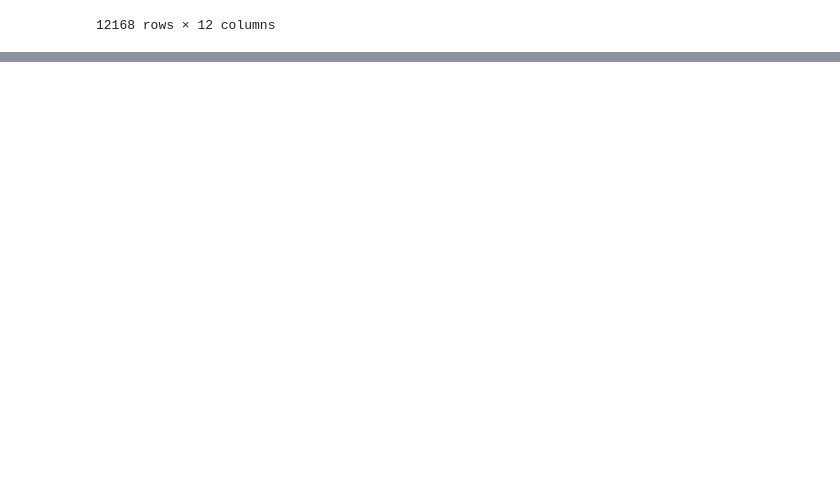
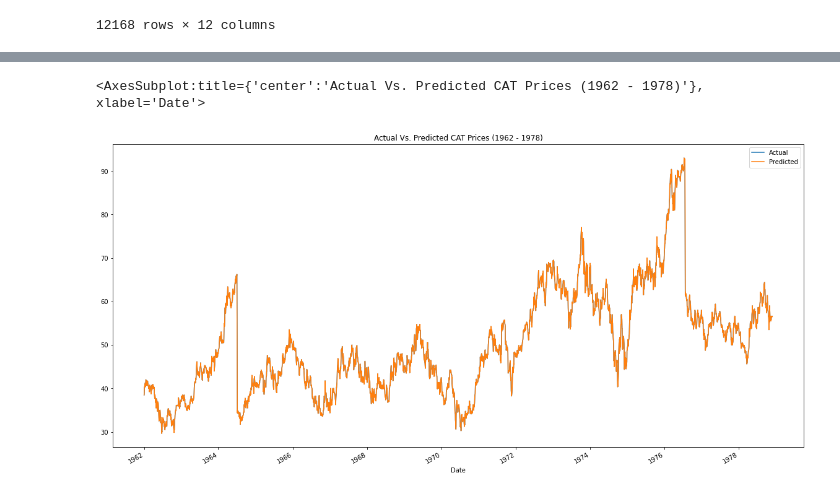
Before and after one commit to joebarry1252/Industrial-Strength, a Jupyter notebook: notebooks/JB_scratchwork/cat_price_predict.ipynb, the cells around one changed output, grey strips where cells are left out. Cells and saved outputs as stored; diff of their text form; code cells hidden in the pictures; blank space fills up the shorter version.

```diff
--- a/notebooks/JB_scratchwork/cat_price_predict.ipynb
+++ b/notebooks/JB_scratchwork/cat_price_predict.ipynb
@@ -205,0 +295,29 @@ hon_historical
+# %%
+# Manually splitting the data
+split = int(0.7 * len(X))
+
+X_train = X[: split]
+X_test = X[split:]
+
+y_train = y[: split]
+y_test = y[split:]
+# %%
+# Importing the MinMaxScaler from sklearn
+from sklearn.preprocessing import MinMaxScaler
+
+# Create a MinMaxScaler object
+scaler = MinMaxScaler()
+
+# Fit the MinMaxScaler object with the features data X
+scaler.fit(X)
+
+# Scale the features training and testing sets
+X_train = scaler.transform(X_train)
+X_test = scaler.transform(X_test)
+
+# Fit the MinMaxScaler object with the target data Y
+scaler.fit(y)
+
+# Scale the target training and testing sets
+y_train = scaler.transform(y_train)
+y_test = scaler.transform(y_test)
@@ -205,0 +432,11 @@ hon_historical
+# %%
+predicted_prices = scaler.inverse_transform(y_test.reshape(-1, 1))
+real_prices = scaler.inverse_transform(y_test.reshape(-1, 1))
+# %%
+cat_actual_predicted = pd.DataFrame({
+    "Actual": real_prices.ravel(),
+    "Predicted": predicted_prices.ravel()
+}, index = cat_historical.index[-len(real_prices): ])
+
+# Show the DataFrame's head
+cat_actual_predicted.head()
@@ -205,0 +451,5 @@ hon_historical
+# %%
+cat_actual_predicted.plot(title="Actual Vs. Predicted CAT Prices (1962 - 1978)", figsize=(20,10))
+# %% [output]
+<AxesSubplot:title={'center':'Actual Vs. Predicted CAT Prices (1962 - 1978)'}, xlabel='Date'>
+[figure, added]
```
Also changed, not shown: parts of 17 cells of this notebook, 2 other files.
